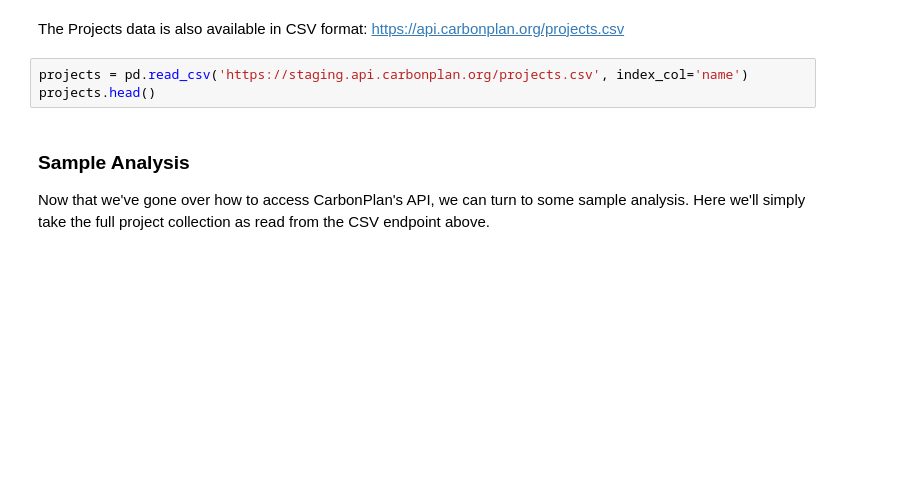
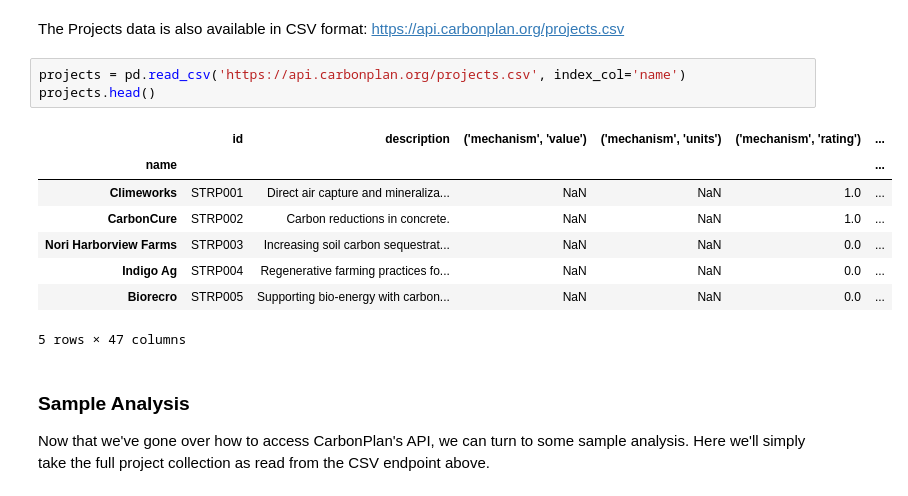
Before and after one commit to carbonplan/notebooks, a Jupyter notebook: projects/projects.ipynb, the cells around one changed output. Saved outputs shown, nothing was run; the diff lists cells and outputs as text; blank space fills up the shorter version.

```diff
--- a/projects/projects.ipynb
+++ b/projects/projects.ipynb
@@ -36,8 +44,17 @@ JSON(one_project)
 # %% [markdown]
 The Projects data is also available in CSV format: https://api.carbonplan.org/projects.csv
 # %%
-projects = pd.read_csv('https://staging.api.carbonplan.org/projects.csv', index_col='name')
+projects = pd.read_csv('https://api.carbonplan.org/projects.csv', index_col='name')
 projects.head()
+# %% [output]
+|  | id | description | ('mechanism', 'value') | ('mechanism', 'units') | ('mechanism', 'rating') | ... |
+| name |  |  |  |  |  | ... |
+| Climeworks | STRP001 | Direct air capture and mineraliza... | NaN | NaN | 1.0 | ... |
+| CarbonCure | STRP002 | Carbon reductions in concrete. | NaN | NaN | 1.0 | ... |
+| Nori Harborview Farms | STRP003 | Increasing soil carbon sequestrat... | NaN | NaN | 0.0 | ... |
+| Indigo Ag | STRP004 | Regenerative farming practices fo... | NaN | NaN | 0.0 | ... |
+| Biorecro | STRP005 | Supporting bio-energy with carbon... | NaN | NaN | 0.0 | ... |
+5 rows × 47 columns
 # %% [markdown]
 ### Sample Analysis
 
```
Also changed, not shown: parts of 7 cells of this notebook, 1 other file.
